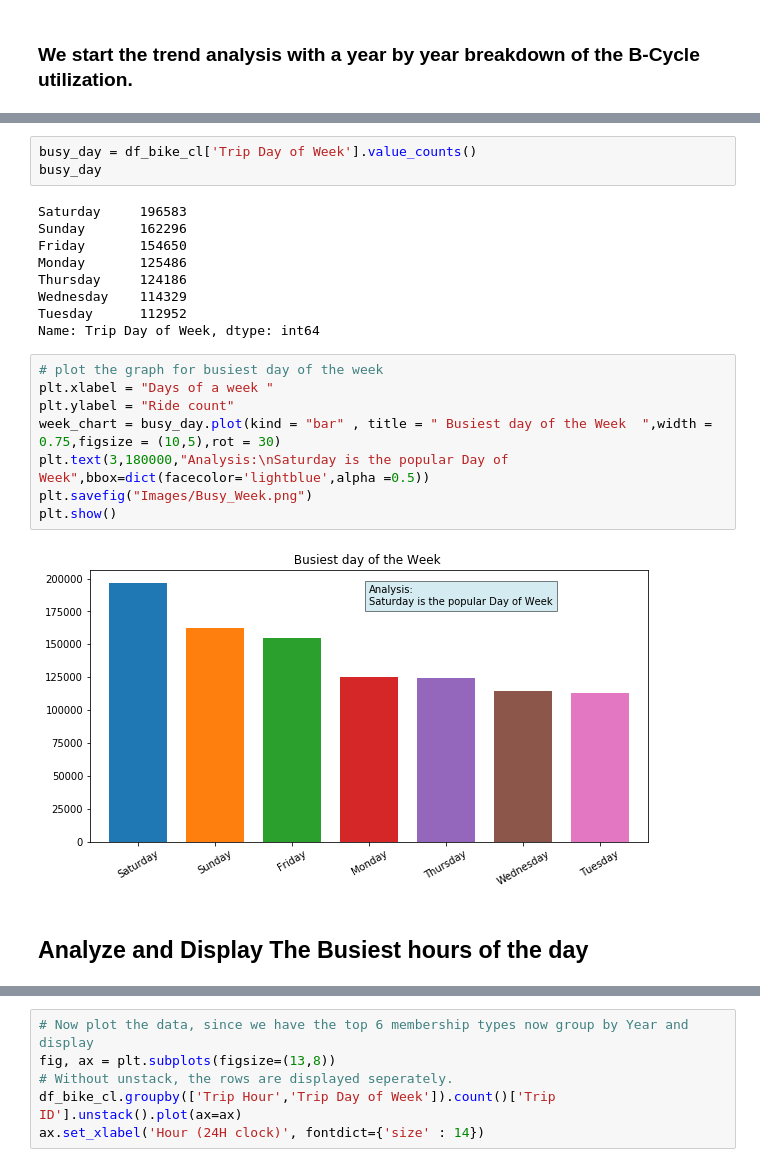
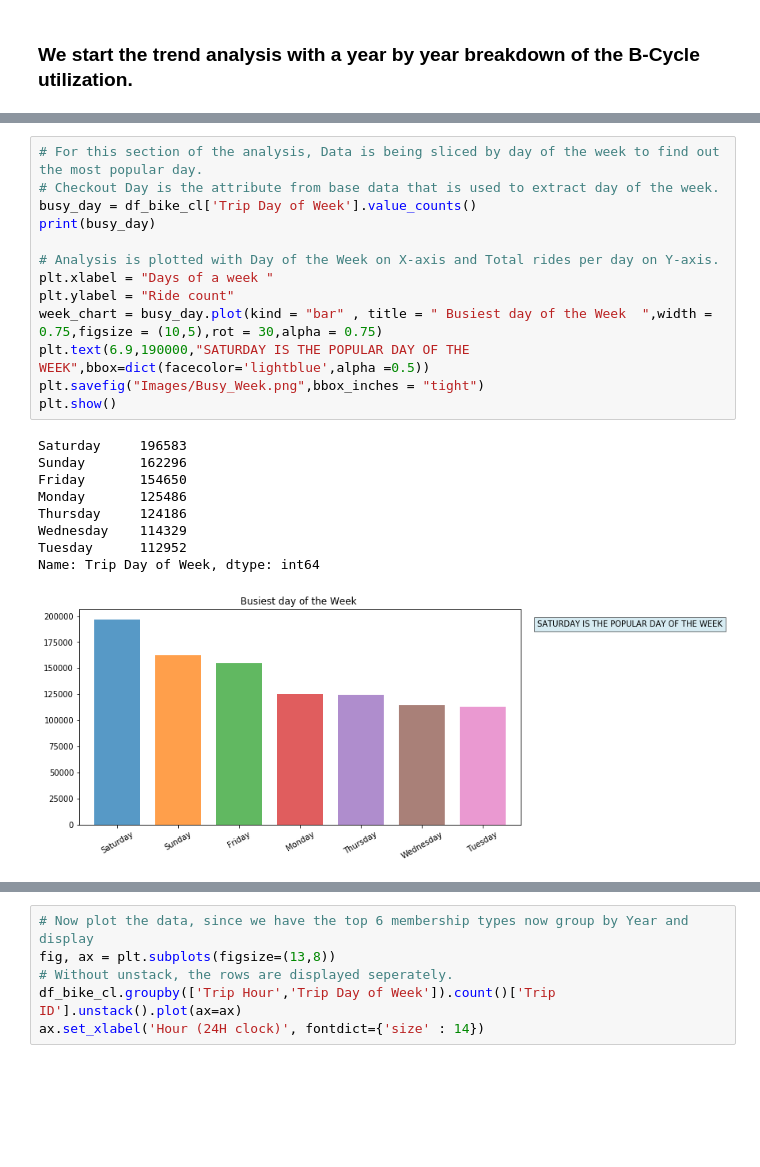
Before and after one commit to ananyay/Pedal_through_Austin, a Jupyter notebook: Data_Analysis_ananya.ipynb, the cells around one changed output, grey strips where cells are left out. Saved outputs shown, nothing was run; the diff lists cells and outputs as text; blank space fills up the shorter version.

```diff
--- a/Data_Analysis_ananya.ipynb
+++ b/Data_Analysis_ananya.ipynb
@@ -91,24 +96,23 @@ plt.show()
-# %%
-busy_day = df_bike_cl['Trip Day of Week'].value_counts()
-busy_day
-# %% [output]
-Saturday     196583
-Sunday       162296
-Friday       154650
-Monday       125486
-Thursday     124186
-Wednesday    114329
-Tuesday      112952
-Name: Trip Day of Week, dtype: int64
 # %%
-# plot the graph for busiest day of the week
+# For this section of the analysis, Data is being sliced by day of the week to find out the most popular day.
+# Checkout Day is the attribute from base data that is used to extract day of the week.
+busy_day = df_bike_cl['Trip Day of Week'].value_counts()
+print(busy_day)
+
+# Analysis is plotted with Day of the Week on X-axis and Total rides per day on Y-axis.
 plt.xlabel = "Days of a week "
 plt.ylabel = "Ride count"
-week_chart = busy_day.plot(kind = "bar" , title = " Busiest day of the Week  ",width = 0.75,figsize = (10,5),rot = 30)
-plt.text(3,180000,"Analysis:\nSaturday is the popular Day of Week",bbox=dict(facecolor='lightblue',alpha =0.5))
-plt.savefig("Images/Busy_Week.png")
+week_chart = busy_day.plot(kind = "bar" , title = " Busiest day of the Week  ",width = 0.75,figsize = (10,5),rot = 30,alpha = 0.75)
+plt.text(6.9,190000,"SATURDAY IS THE POPULAR DAY OF THE WEEK",bbox=dict(facecolor='lightblue',alpha =0.5))
+plt.savefig("Images/Busy_Week.png",bbox_inches = "tight")
 plt.show()
 # %% [output]
+Saturday     196583
+Sunday       162296
+Friday       154650
+Monday       125486
+Thursday     124186
+Wednesday    114329
+Tuesday      112952
+Name: Trip Day of Week, dtype: int64
-[figure, old version]
+[figure, new version]
-# %% [markdown]
-## Analyze and Display The  Busiest hours of the day
```
Also changed, not shown: parts of 38 cells of this notebook, 5 other files.
